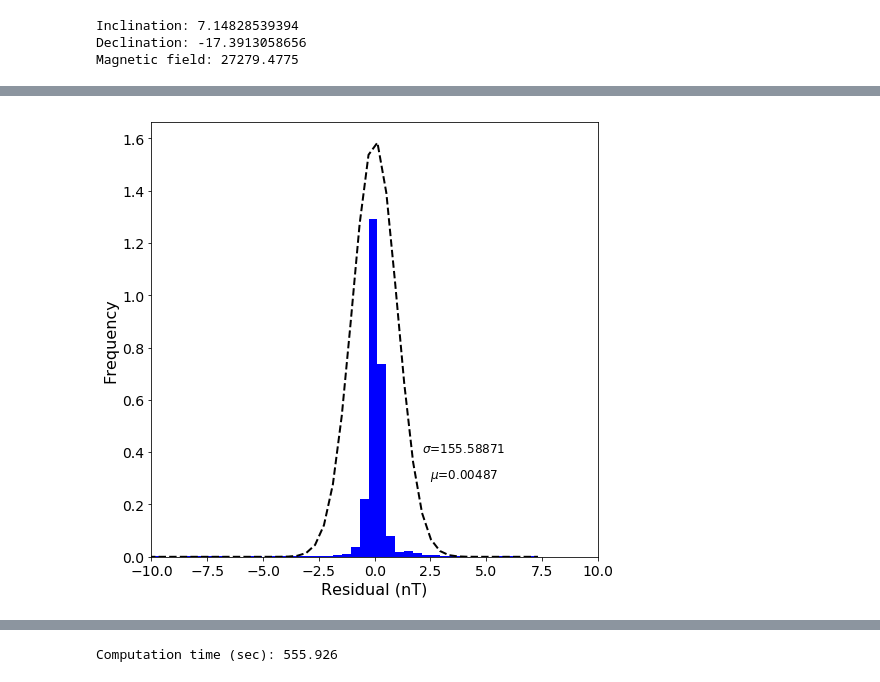
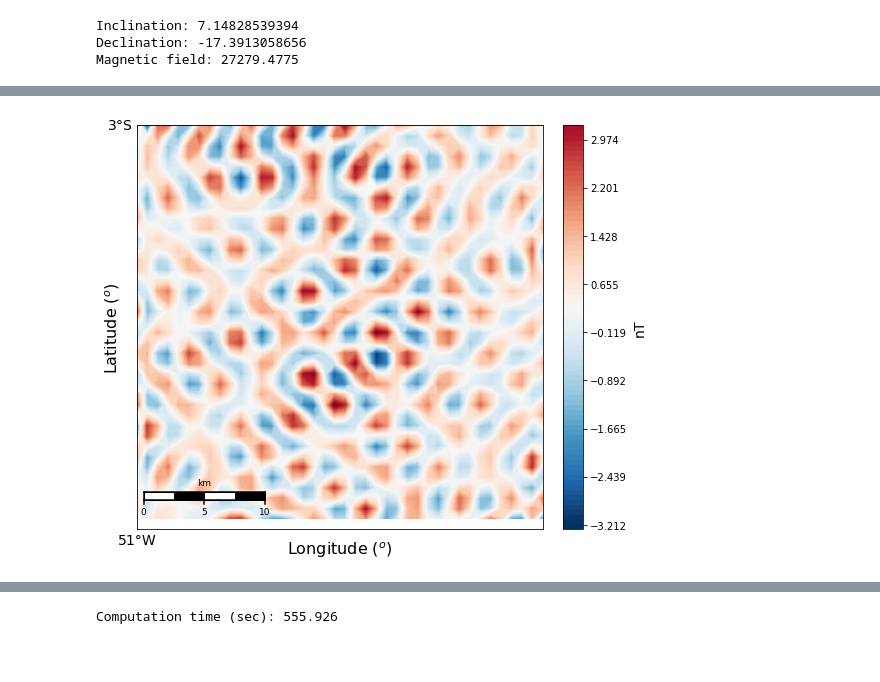
Before and after one commit to nelsondelimar/master, a Jupyter notebook: dissertation/real_carajas.ipynb, the cells around one changed output, grey strips where cells are left out. Cells and saved outputs as stored; diff of their text form; code cells hidden in the pictures; blank space fills up the shorter version.

```diff
--- a/dissertation/real_carajas.ipynb
+++ b/dissertation/real_carajas.ipynb
@@ -285,24 +313,23 @@ pyplot.show()
-# %%
-residuo = tf - pred
-res_mu = numpy.mean(residuo)
-res_sigma = numpy.std(residuo)
-# %%
-pyplot.figure(figsize=(8,8))
-s = (residuo - res_mu) / res_sigma
-s = numpy.ravel(s)
-nbins = int(numpy.max(s) - numpy.min(s))
-n, bins, patches = pyplot.hist(s, 50, normed = True, facecolor = 'blue', alpha = 1.)
-y_hist = norm.pdf(bins, numpy.mean(s), numpy.std(s))
-pyplot.plot(bins, 4*y_hist, 'k--', linewidth = 2)
-pyplot.text(4,0.3, '$\mu$=%0.5f' % (res_mu), horizontalalignment = 'center', fontsize = 12)
-pyplot.text(4,0.4, '$\sigma$=%0.5f' % (res_sigma), horizontalalignment = 'center', fontsize = 12)
-pyplot.xlabel('Residual (nT)' , fontsize = 16)
-pyplot.ylabel('Frequency', fontsize = 16)
-pyplot.xlim(-10,10)
-pyplot.xticks(fontsize = 14)
-pyplot.yticks(fontsize = 14)
-#pyplot.savefig('cap04a-histograma.png', dpi = 300, bbox_inches = 'tight', transparent = True)
-#pyplot.savefig('cap04a-histograma.pdf', dpi = 300, bbox_inches = 'tight', transparent = True)
-pyplot.show()
-# %% [output]
-[figure, removed]
+# %%
+# Plotting the location map
+pyplot.close('all')
+pyplot.figure(figsize=(8, 8))
+
+map3.drawmeridians(meridians2, labels=[1, 0, 0, 1], fontsize = 14)
+map3.drawparallels(parallels2, labels=[1, 0, 0, 1], fontsize = 14)
+map3.drawmapscale(-50.95, -3.275, newlong0.max(), newlati0.max(), 10, barstyle = 'fancy')
+cs2 = map3.contourf(long0.reshape(shape), lati0.reshape(shape), residuo.reshape(shape), 100,
+                    cmap = pyplot.cm.RdBu_r, latlon = True, alpha = 1.)
+cbar = map3.colorbar(cs2, location = 'right', size = '5%', pad = '5%')
+cbar.set_label('nT', fontsize = 14, rotation = 90, labelpad = 5)
+cbar.set_ticks(numpy.linspace(residuo.min(), residuo.max(), 10))
+cbar.set_clim(residuo.min(), residuo.max())
+
+#pyplot.suptitle('Observed magnetic total field anomaly (nT)', fontsize = 18, y = 0.82)
+pyplot.xlabel('Longitude $(^o)$', fontsize = 16, labelpad = 10)
+pyplot.ylabel('Latitude $(^o)$', fontsize = 16, labelpad = 15)
+
+pyplot.savefig('carajas-residuo.pdf', dpi = 600, bbox_inches = 'tight', transparent = True)
+pyplot.show()
+# %% [output]
+[figure, added]
```
Also changed, not shown: parts of 9 cells of this notebook.
